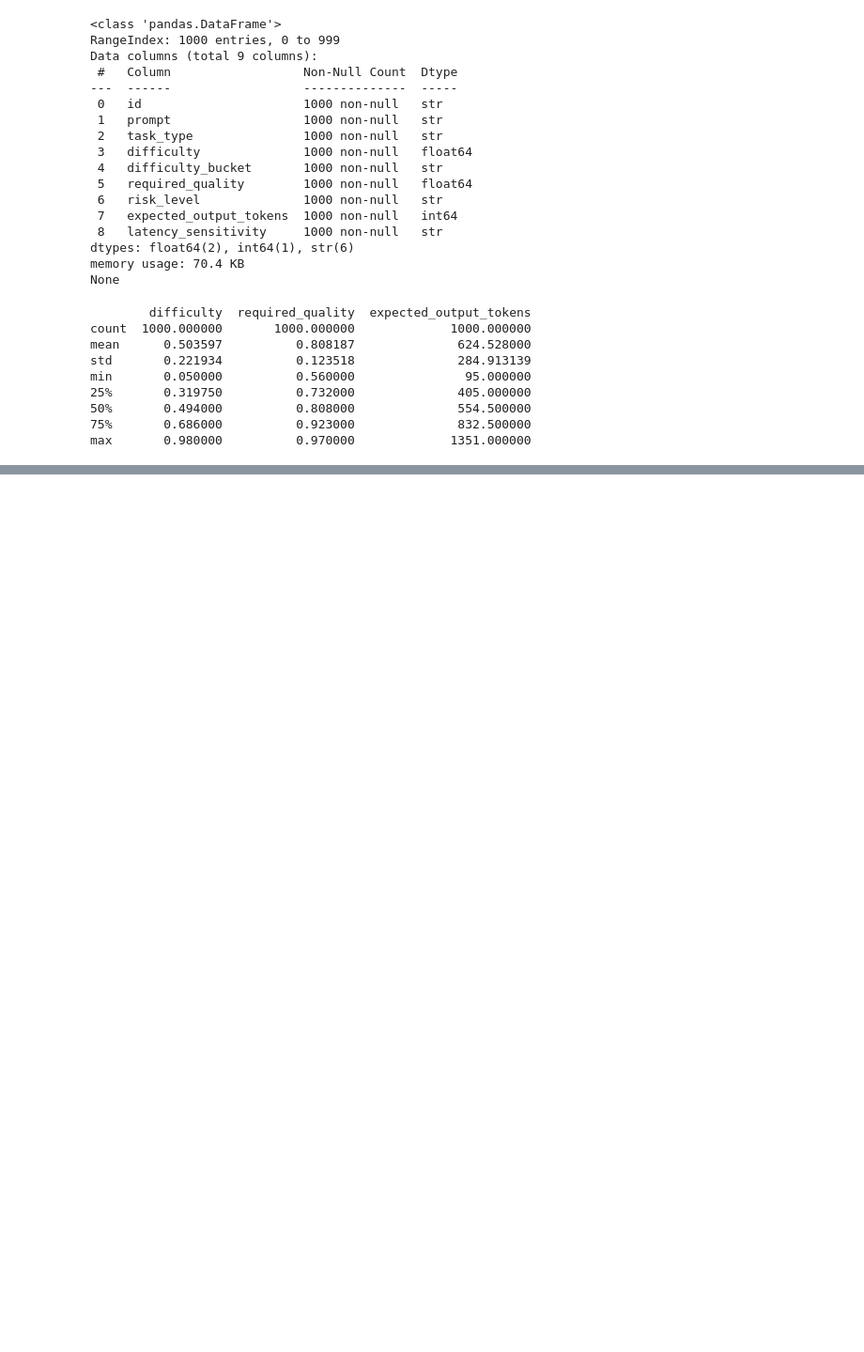
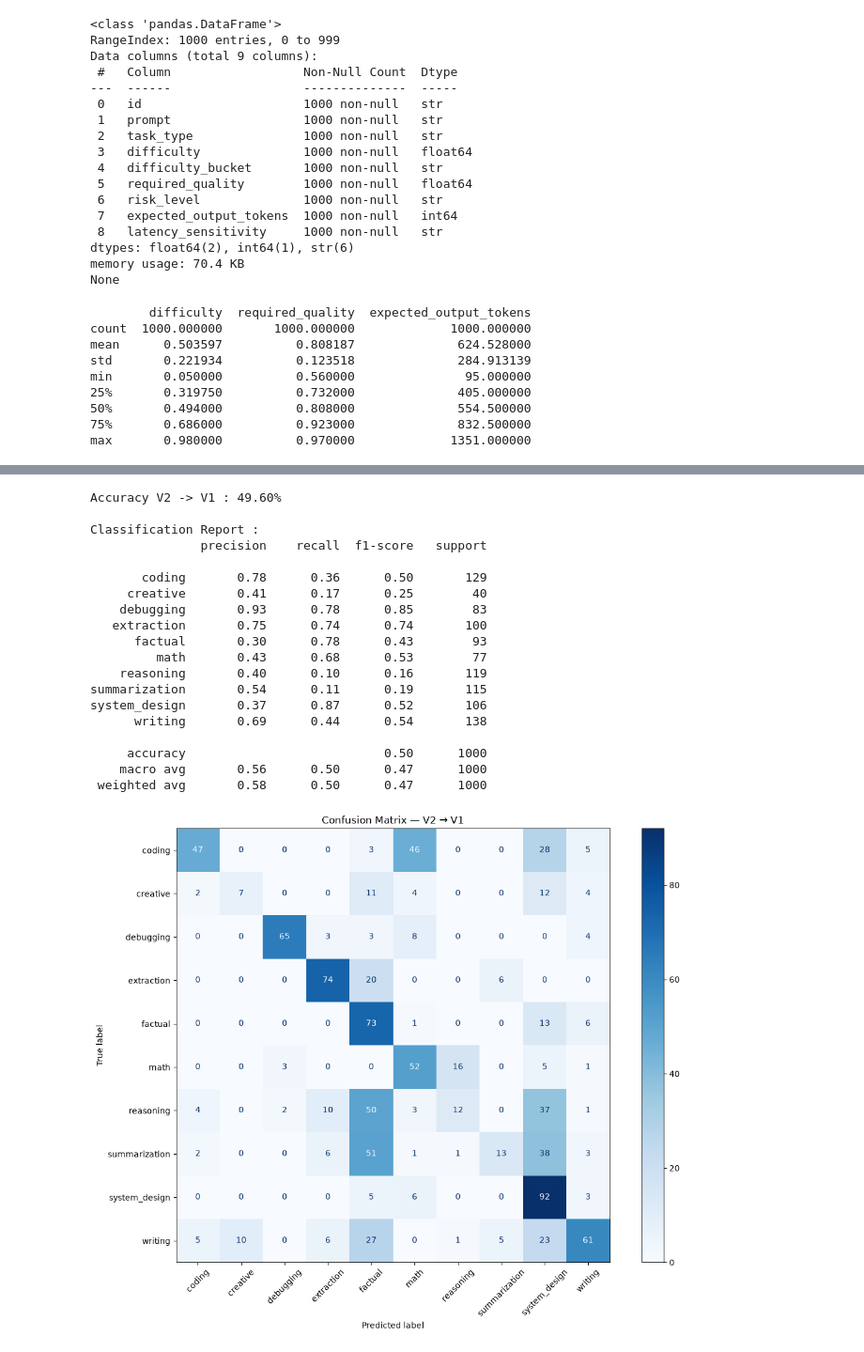
Before and after one commit to allali-hamza/adaptive-llm-router, a Jupyter notebook: notebooks/01_exploration.ipynb, the cells around one changed output, grey strips where cells are left out. Shown at 94% size. Cells and saved outputs as stored; diff of their text form; code cells hidden in the pictures; blank space fills up the shorter version.

```diff
--- a/notebooks/01_exploration.ipynb
+++ b/notebooks/01_exploration.ipynb
@@ -13,6 +20,11 @@ print(root_project)
 /home/hamza/serious_stuff/adaptive-llm-router
 # %%
 data_file = root_project / "data" / "raw" / "prompt_classifier_dataset_1000.jsonl"
+
+new_data_file = root_project / "data" / "prompt_classifier_dataset_v2_2000.jsonl"
+
+
 print(data_file)
+print(new_data_file)
 # %% [output]
 /home/hamza/serious_stuff/adaptive-llm-router/data/raw/prompt_classifier_dataset_1000.jsonl
@@ -19,4 +32,5 @@ print(data_file)
 # %%
 df = pd.read_json(data_file, lines=True)
+new_df = pd.read_json(new_data_file, lines=True)
 # %%
 print(df.columns)
@@ -72,0 +304,65 @@ max       0.980000          0.970000             1351.000000
+# %%
+from sklearn.linear_model import LogisticRegression
+from sklearn.metrics import (
+    accuracy_score,
+    classification_report,
+    confusion_matrix,
+    ConfusionMatrixDisplay
+)
+
+import matplotlib.pyplot as plt
+
+# Entraîner sur V2 (2 000 exemples)
+model_v2 = LogisticRegression(max_iter=1000)
+model_v2.fit(X_v2, y_v2)
+
+# Tester sur V1 (1 000 exemples)
+y_pred_v1 = model_v2.predict(X_v1)
+
+# Évaluation
+accuracy = accuracy_score(y_v1, y_pred_v1)
+
+print(f"Accuracy V2 -> V1 : {accuracy:.2%}")
+
+print("\nClassification Report :")
+print(classification_report(
+    y_v1,
+    y_pred_v1,
+    zero_division=0
+))
+
+# Matrice de confusion
+fig, ax = plt.subplots(figsize=(12, 9))
+
+ConfusionMatrixDisplay.from_predictions(
+    y_v1,
+    y_pred_v1,
+    cmap="Blues",
+    xticks_rotation=45,
+    ax=ax
+)
+
+plt.title("Confusion Matrix — V2 → V1")
+plt.tight_layout()
+plt.show()
+# %% [output]
+Accuracy V2 -> V1 : 49.60%
+
+Classification Report :
+               precision    recall  f1-score   support
+
+       coding       0.78      0.36      0.50       129
+     creative       0.41      0.17      0.25        40
+    debugging       0.93      0.78      0.85        83
+   extraction       0.75      0.74      0.74       100
+      factual       0.30      0.78      0.43        93
+         math       0.43      0.68      0.53        77
+    reasoning       0.40      0.10      0.16       119
+summarization       0.54      0.11      0.19       115
+system_design       0.37      0.87      0.52       106
+      writing       0.69      0.44      0.54       138
+
+     accuracy                           0.50      1000
+    macro avg       0.56      0.50      0.47      1000
+ weighted avg       0.58      0.50      0.47      1000
+[figure, added]
```
Also changed, not shown: parts of 34 cells of this notebook.
